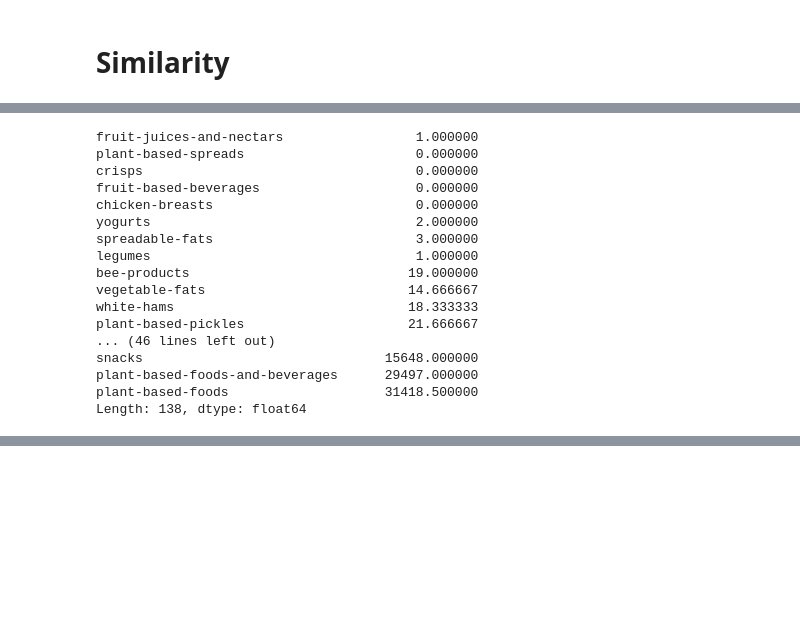
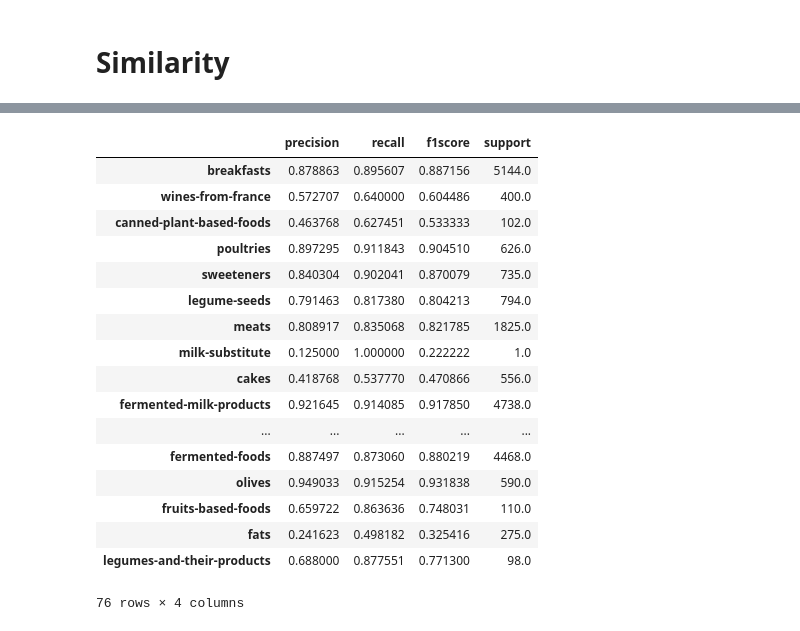
Before and after one commit to metterlein/evaluate_supervised, a Jupyter notebook: OpenFoodFactExample.ipynb, the cells around one changed output, grey strips where cells are left out. Cells and saved outputs as stored; diff of their text form; code cells hidden in the pictures; blank space fills up the shorter version.

```diff
--- a/OpenFoodFactExample.ipynb
+++ b/OpenFoodFactExample.ipynb
@@ -221,23 +247,3 @@ Dst[mask].count().value_counts()
 dtype: int64
 # %%
 S = np.exp(-Dst**2).fillna(0)
-# %%
-confusion.sum()
-# %% [output]
-fruit-juices-and-nectars                 1.000000
-plant-based-spreads                      0.000000
-crisps                                   0.000000
-fruit-based-beverages                    0.000000
-chicken-breasts                          0.000000
-yogurts                                  2.000000
-spreadable-fats                          3.000000
-legumes                                  1.000000
-bee-products                            19.000000
-vegetable-fats                          14.666667
-white-hams                              18.333333
-plant-based-pickles                     21.666667
-... (46 lines left out)
-snacks                               15648.000000
-plant-based-foods-and-beverages      29497.000000
-plant-based-foods                    31418.500000
-Length: 138, dtype: float64
@@ -246,0 +250,10 @@ df_report = evaluation_metrics.get_report(confusion, S)
+# %%
+
+truth = ["truth"]
+predictions = ["label_predicted"]
+
+%time confusion = evaluation_metrics.get_confusion(df_test, classes, K, truth, predictions)
+
+df_report = evaluation_metrics.get_report(confusion, S)
+df_report.dropna()
+# %% [output]
@@ -247,3 +262,21 @@ df_report = evaluation_metrics.get_report(confusion, S)
+|  | precision | recall | f1score | support |
+| breakfasts | 0.878863 | 0.895607 | 0.887156 | 5144.0 |
+| wines-from-france | 0.572707 | 0.640000 | 0.604486 | 400.0 |
+| canned-plant-based-foods | 0.463768 | 0.627451 | 0.533333 | 102.0 |
+| poultries | 0.897295 | 0.911843 | 0.904510 | 626.0 |
+| sweeteners | 0.840304 | 0.902041 | 0.870079 | 735.0 |
+| legume-seeds | 0.791463 | 0.817380 | 0.804213 | 794.0 |
+| meats | 0.808917 | 0.835068 | 0.821785 | 1825.0 |
+| milk-substitute | 0.125000 | 1.000000 | 0.222222 | 1.0 |
+| cakes | 0.418768 | 0.537770 | 0.470866 | 556.0 |
+| fermented-milk-products | 0.921645 | 0.914085 | 0.917850 | 4738.0 |
+| ... | ... | ... | ... | ... |
+| fermented-foods | 0.887497 | 0.873060 | 0.880219 | 4468.0 |
+| olives | 0.949033 | 0.915254 | 0.931838 | 590.0 |
+| fruits-based-foods | 0.659722 | 0.863636 | 0.748031 | 110.0 |
+| fats | 0.241623 | 0.498182 | 0.325416 | 275.0 |
+| legumes-and-their-products | 0.688000 | 0.877551 | 0.771300 | 98.0 |
+76 rows × 4 columns
 # %%
 evaluation_metrics.get_summary(df_report, confusion, S)
 # %% [output]
```
Also changed, not shown: parts of 53 cells of this notebook, 1 other file.
